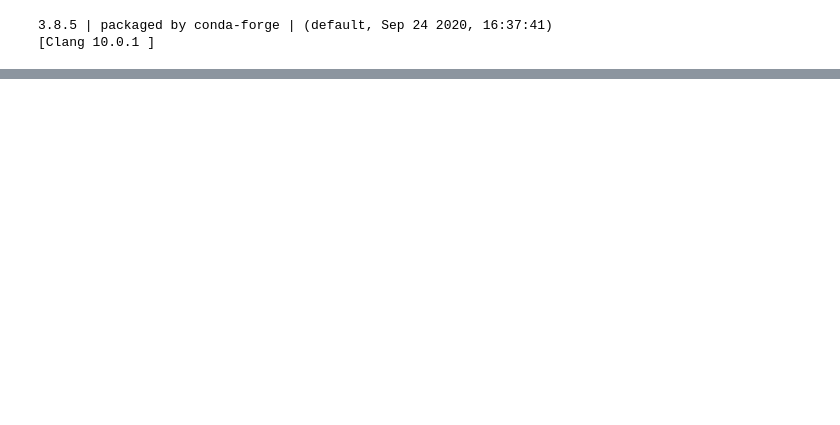
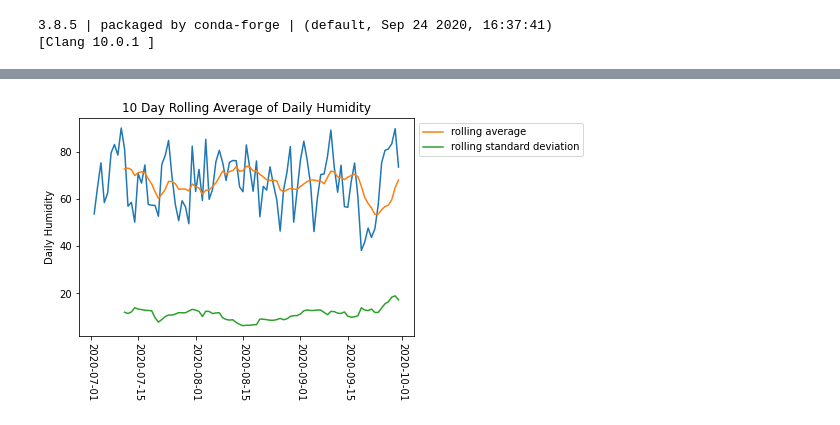
Before and after one commit to aauyeung19/Metis-Project-3, a Jupyter notebook: visualization_notebook.ipynb, the cells around one changed output, grey strips where cells are left out. Saved outputs shown, nothing was run; the diff lists cells and outputs as text; code cells hidden in the pictures; blank space fills up the shorter version.

```diff
--- a/visualization_notebook.ipynb
+++ b/visualization_notebook.ipynb
@@ -21,0 +71,13 @@ True
+# %%
+roll_mean = hdf.rolling(window=10).mean()
+roll_std = hdf.rolling(window=10).std()
+# %%
+plt.plot(hdf)
+plt.plot(roll_mean, label='rolling average')
+plt.plot(roll_std, label='rolling standard deviation')
+plt.ylabel('Daily Humidity')
+plt.xticks(rotation=270)
+plt.title('10 Day Rolling Average of Daily Humidity')
+plt.legend(bbox_to_anchor=(1,1));
+# %% [output]
+[figure, added]
```
Also changed, not shown: parts of 29 cells of this notebook.
